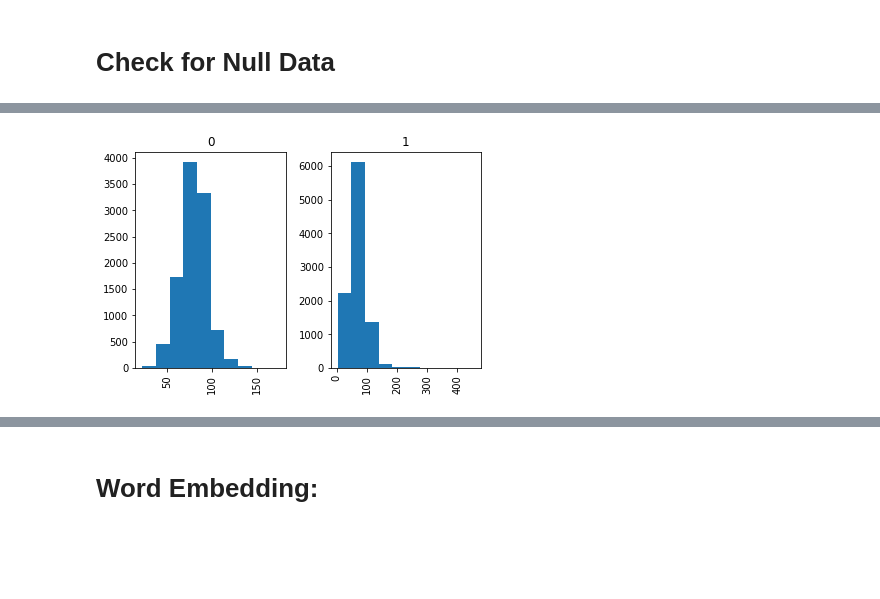
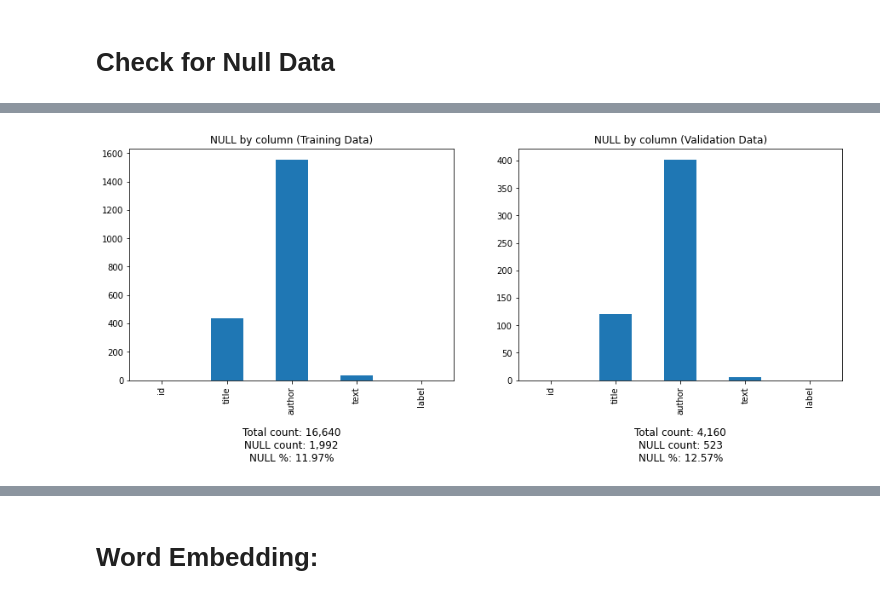
Before and after one commit to Abhishek-Dutt-1/kaggle-fake-news, a Jupyter notebook: fake_news_classifier.ipynb, the cells around one changed output, grey strips where cells are left out. Saved outputs shown, nothing was run; the diff lists cells and outputs as text; code cells hidden in the pictures; blank space fills up the shorter version.

```diff
--- a/fake_news_classifier.ipynb
+++ b/fake_news_classifier.ipynb
@@ -20,0 +27,8 @@ test = pd.read_csv("data/test.csv")
+# %%
+def get_null_info(data, text, ax):
+  null_columns=data.columns[data.isnull().any()]
+  str = "\nTotal count: {:,}".format(len(data))
+  str += "\nNULL count: {:,}".format(len(data[data.isnull().any(axis=1)]))
+  str += "\nNULL %: {:.2%}".format(len(data[data.isnull().any(axis=1)])/len(data))
+  data.isnull().sum().plot(kind="bar", title="NULL by column "+ text, ax=ax);
+  ax.text(0.5,-0.35, str, size=12, ha="center",  transform=ax.transAxes)
@@ -48,4 +54,8 @@ Classes are balanced:
-# %%
-train['title'].str.len().hist(by=train['label']);
-# %% [output]
-[figure, removed]
+# %%
+fig=plt.figure(figsize=(15,5))
+ax=fig.add_subplot(1, 2, 1)
+get_null_info(train, "(Training Data)", ax);
+ax=fig.add_subplot(1, 2, 2)
+get_null_info(valid, "(Validation Data)", ax);
+# %% [output]
+[figure, added]
```
Also changed, not shown: parts of 13 cells of this notebook.
